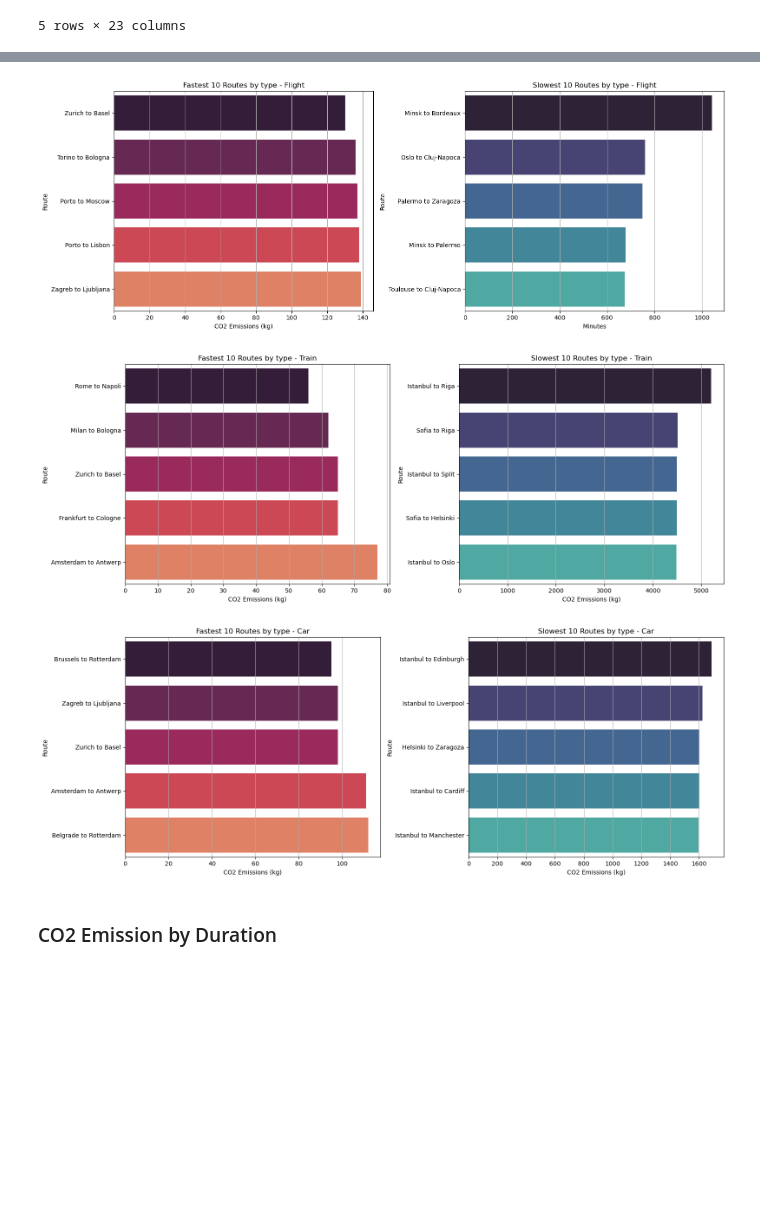
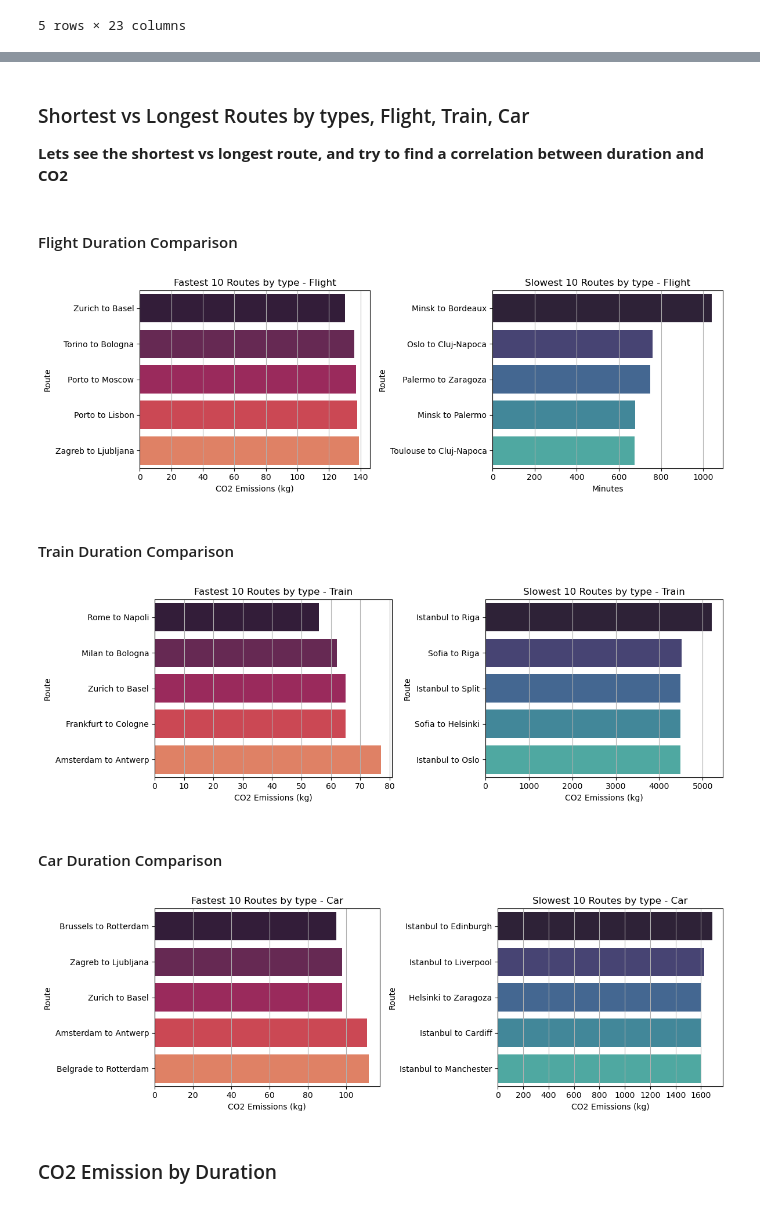
Before and after one commit to com-480-data-visualization/com-480-project-ecoroutes, a Jupyter notebook: notebooks/EDA.ipynb, the cells around one changed output, grey strips where cells are left out. Cells and saved outputs as stored; diff of their text form; code cells hidden in the pictures; blank space fills up the shorter version.

```diff
--- a/notebooks/EDA.ipynb
+++ b/notebooks/EDA.ipynb
@@ -305,34 +394,42 @@ plt.show()
+# %% [markdown]
+### Shortest vs Longest Routes by types, Flight, Train, Car
+
+**Lets see the shortest vs longest route, and try to find a correlation between duration and CO2**
+# %% [markdown]
+#### Flight Duration Comparison
 # %%
 top_10_duration = data.sort_values("Flight Duration", ascending=True).head(5)
 worst_10_duration = data.sort_values("Flight Duration", ascending=False).head(5)
 
-fig, (ax1, ax2) = plt.subplots(1, 2, figsize=(16, 6))
+fig, (ax1, ax2) = plt.subplots(1, 2, figsize=(12, 4))
 
 sns.barplot(
     data=top_10_duration, x="Flight Duration", y="ID", ax=ax1, palette=custom_palette2
 )
 ax1.set_title("Fastest 10 Routes by type - Flight")
 ax1.set_xlabel("CO2 Emissions (kg)")
 ax1.set_ylabel("Route")
 ax1.grid(axis="x")
 
 sns.barplot(
     data=worst_10_duration, x="Flight Duration", y="ID", ax=ax2, palette=custom_palette1
 )
 ax2.set_title("Slowest 10 Routes by type - Flight")
 ax2.set_xlabel("Minutes")
 ax2.set_ylabel("Route")
 ax2.grid(axis="x")
 
 plt.tight_layout()
 plt.show()
 # %% [output]
-[figure, old version]
+[figure, new version]
+# %% [markdown]
+#### Train Duration Comparison
 # %%
 top_10_duration = data.sort_values("Train Duration", ascending=True).head(5)
 worst_10_duration = data.sort_values("Train Duration", ascending=False).head(5)
 
-fig, (ax1, ax2) = plt.subplots(1, 2, figsize=(16, 6))
+fig, (ax1, ax2) = plt.subplots(1, 2, figsize=(12, 4))
 
 sns.barplot(
     data=top_10_duration, x="Train Duration", y="ID", ax=ax1, palette=custom_palette2
@@ -353,12 +450,14 @@ ax2.grid(axis="x")
 plt.tight_layout()
 plt.show()
 # %% [output]
-[figure, old version]
+[figure, new version]
+# %% [markdown]
+#### Car Duration Comparison
 # %%
 top_10_duration = data.sort_values("Car Duration", ascending=True).head(5)
 worst_10_duration = data.sort_values("Car Duration", ascending=False).head(5)
 
-fig, (ax1, ax2) = plt.subplots(1, 2, figsize=(16, 6))
+fig, (ax1, ax2) = plt.subplots(1, 2, figsize=(12, 4))
 
 sns.barplot(
     data=top_10_duration, x="Car Duration", y="ID", ax=ax1, palette=custom_palette2
@@ -379,6 +478,6 @@ ax2.grid(axis="x")
 plt.tight_layout()
 plt.show()
 # %% [output]
-[figure, old version]
+[figure, new version]
 # %% [markdown]
 ### CO2 Emission by Duration
```
Also changed, not shown: parts of 30 cells of this notebook.
